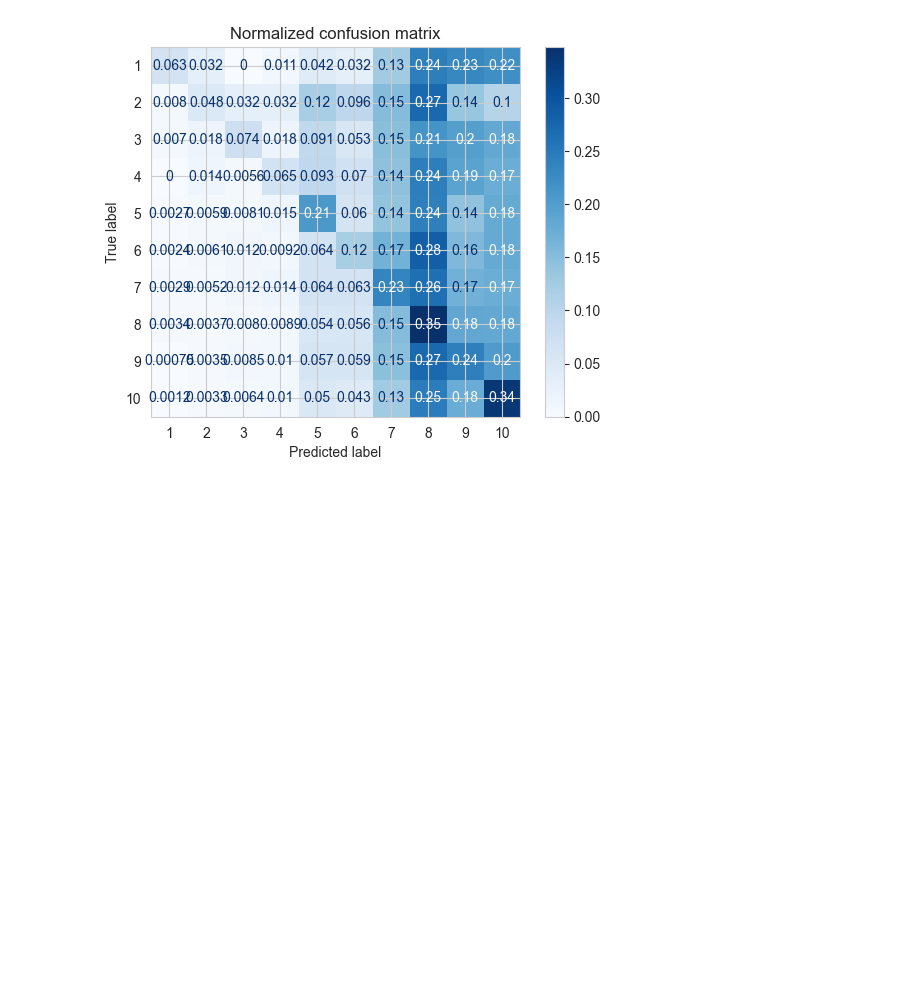
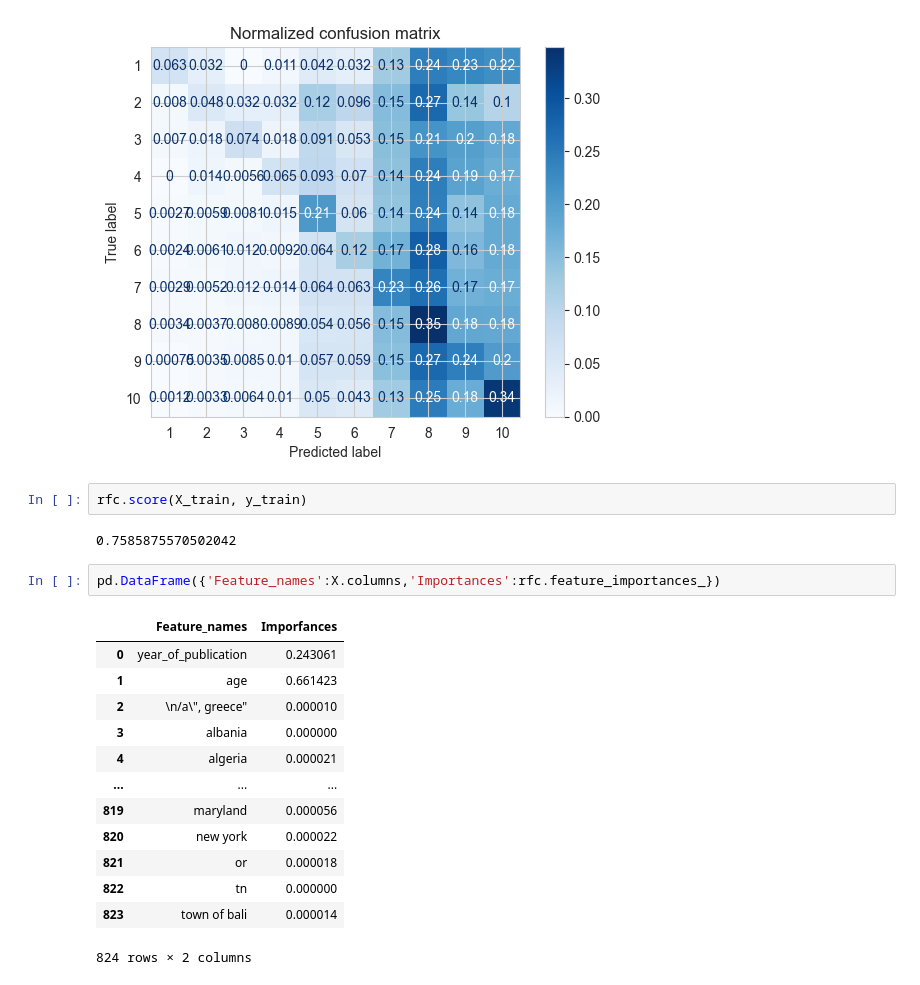
Before and after one commit to fichtnerma/Recommender, a Jupyter notebook: rf-bookCrossing4.ipynb, the cells around one changed output. Cells and saved outputs as stored; diff of their text form; blank space fills up the shorter version.

Commit message:
feat(rf): print feature importance

```diff
--- a/rf-bookCrossing4.ipynb
+++ b/rf-bookCrossing4.ipynb
@@ -313,3 +313,23 @@ Normalized confusion matrix
  [0.   0.   0.01 0.01 0.05 0.04 0.13 0.25 0.18 0.34]]
 [figure]
 [figure]
+# %%
+rfc.score(X_train, y_train)
+# %% [output]
+0.7585875570502042
+# %%
+pd.DataFrame({'Feature_names':X.columns,'Importances':rfc.feature_importances_})
+# %% [output]
+|  | Feature_names | Imporfances |
+| 0 | year_of_publication | 0.243061 |
+| 1 | age | 0.661423 |
+| 2 | \n/a\", greece" | 0.000010 |
+| 3 | albania | 0.000000 |
+| 4 | algeria | 0.000021 |
+| ... | ... | ... |
+| 819 | maryland | 0.000056 |
+| 820 | new york | 0.000022 |
+| 821 | or | 0.000018 |
+| 822 | tn | 0.000000 |
+| 823 | town of bali | 0.000014 |
+824 rows × 2 columns
```
Also changed, not shown: 1 other file.
